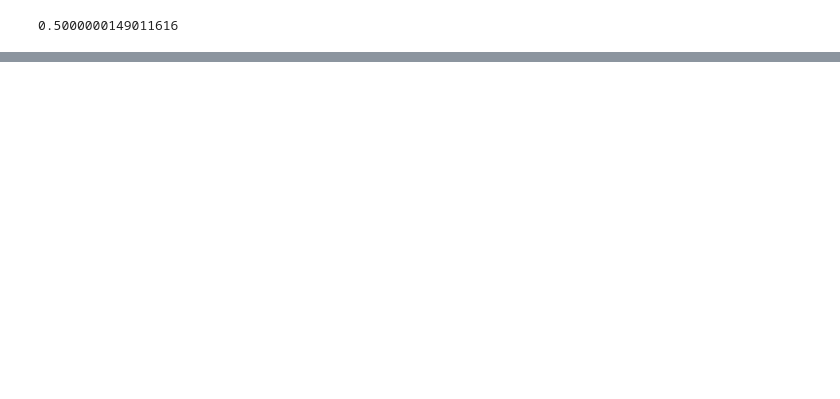
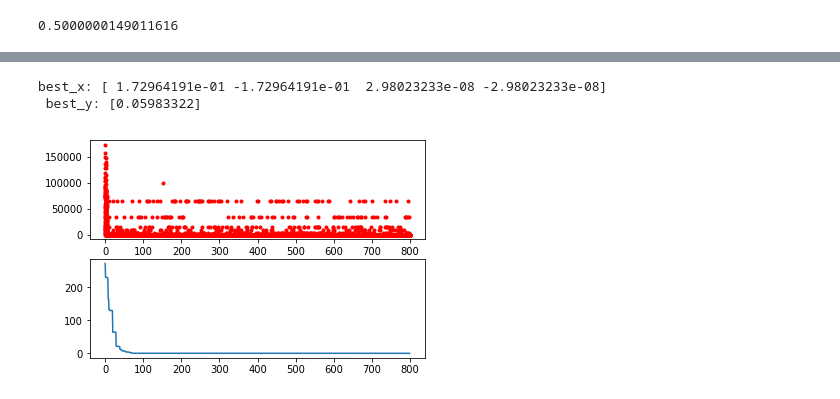
Before and after one commit to RobinYaoWenbin/Python-CommonCode, a Jupyter notebook: python业务代码/遗传算法/遗传算法.ipynb, the cells around one changed output, grey strips where cells are left out. Cells and saved outputs as stored; diff of their text form; code cells hidden in the pictures; blank space fills up the shorter version.

```diff
--- a/python业务代码/遗传算法/遗传算法.ipynb
+++ b/python业务代码/遗传算法/遗传算法.ipynb
@@ -90,0 +94,31 @@ plt.show()
+# %%
+def schaffer(p):
+    # 将一维的p转化为2维的矩阵
+    x = p.reshape(2,2)
+    return x[0][0] ** 2 + x[0][1] ** 2 + x[1][0] ** 2+ x[1][1] ** 2
+# %%
+# 定义等式约束和不等式约束
+def constraint1(p):
+    x = p.reshape(2,2)
+    return (x[0][0] + x[0][1])
+
+constraint_eq = [
+    constraint1
+]
+# %%
+ga = GA(func=schaffer, n_dim=4, size_pop=50, max_iter=800, lb=[-1,-1,-1,-1], ub=[1 ,1,1,1],
+        constraint_eq=constraint_eq ,
+        precision=1e-7,prob_mut = 0.001)
+best_x, best_y = ga.run()
+print('best_x:', best_x, '\n', 'best_y:', best_y)
+# %% [output]
+best_x: [ 1.72964191e-01 -1.72964191e-01  2.98023233e-08 -2.98023233e-08]
+ best_y: [0.05983322]
+# %%
+Y_history = pd.DataFrame(ga.all_history_Y)
+fig, ax = plt.subplots(2, 1)
+ax[0].plot(Y_history.index, Y_history.values, '.', color='red')
+Y_history.min(axis=1).cummin().plot(kind='line')
+plt.show()
+# %% [output]
+[figure, added]
```
Also changed, not shown: parts of 4 cells of this notebook, 1 other file.
